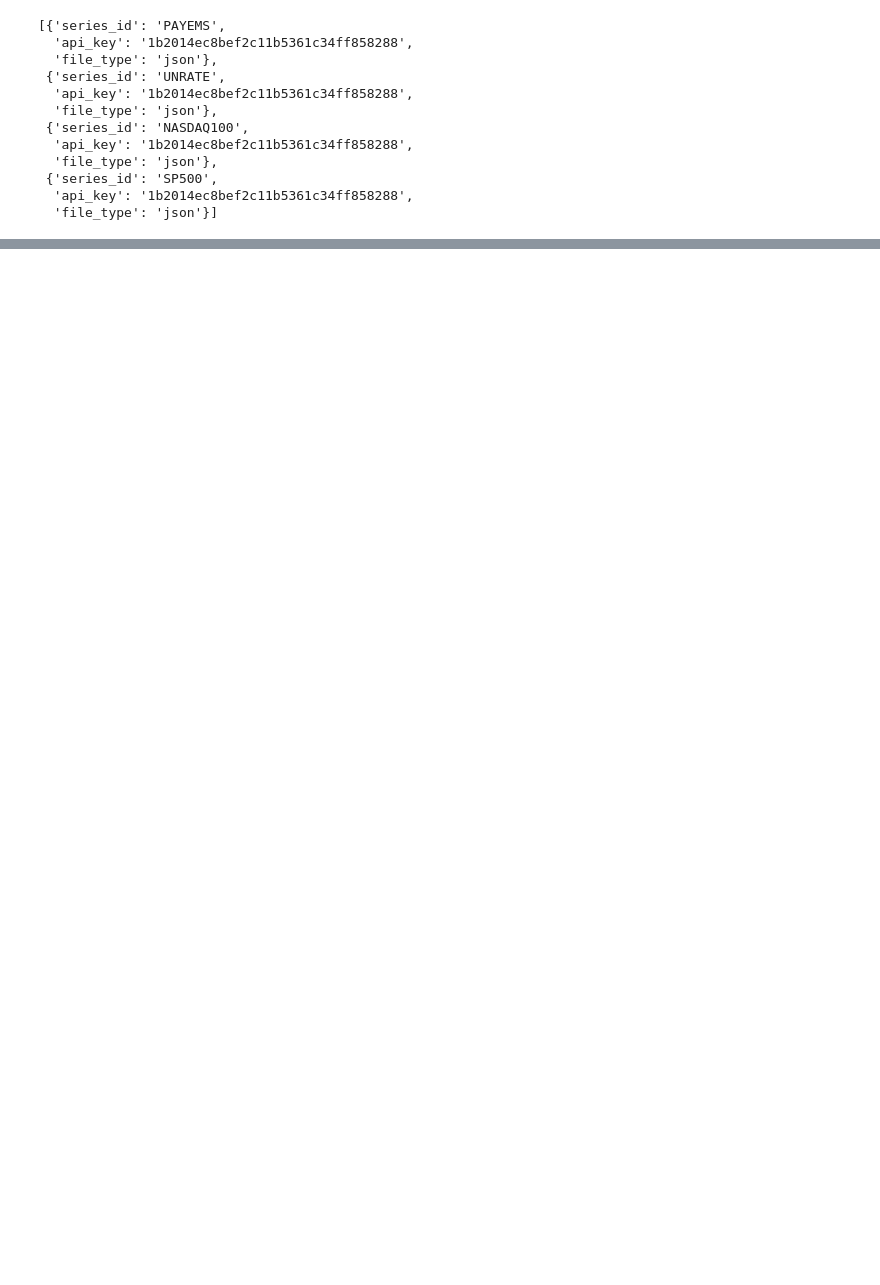
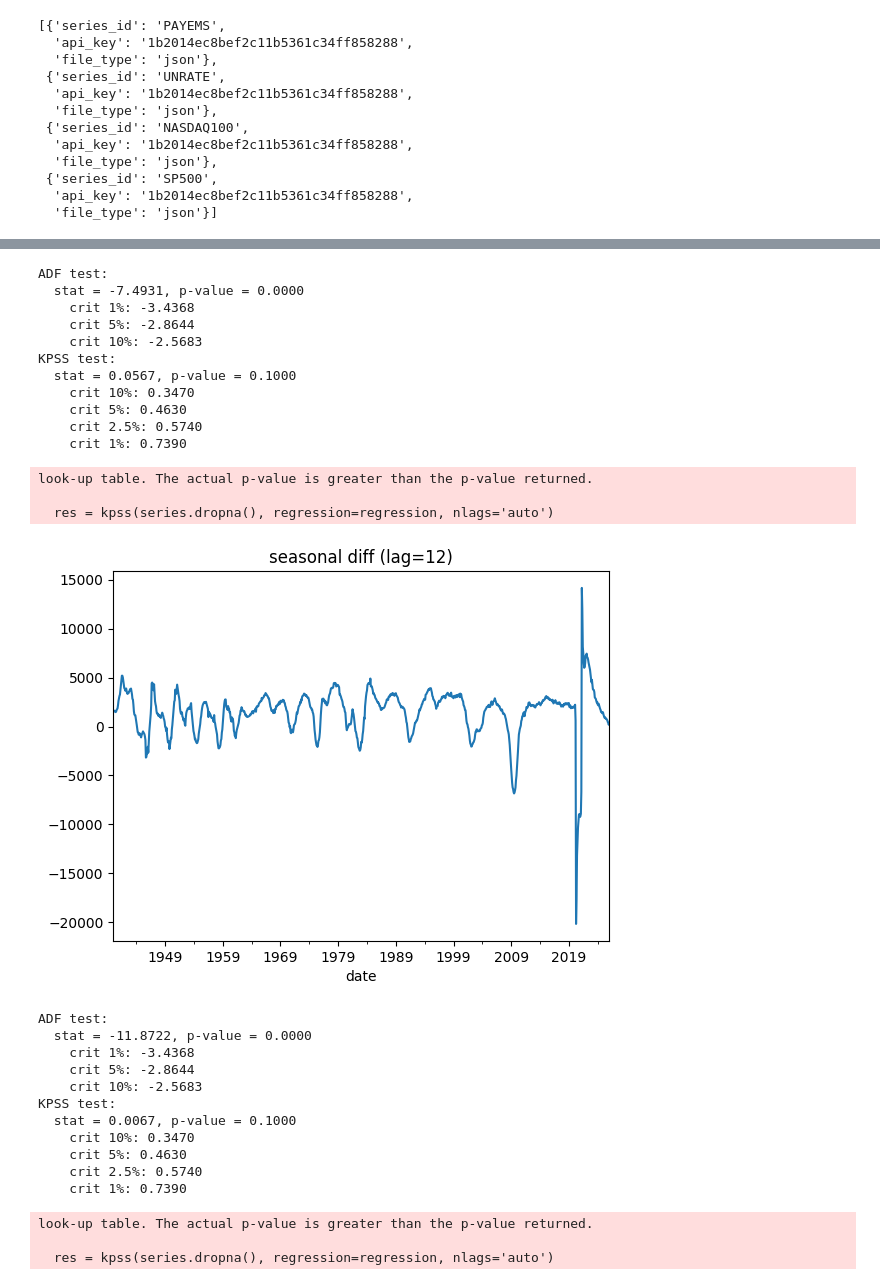
Before and after one commit to spinolagab/TCC-Time-Series-Analysis-Applied-to-Macroeconomy, a Jupyter notebook: Notebook/API_CSV_FRED.ipynb, the cells around one changed output, grey strips where cells are left out. Drawn from its saved outputs; the diff is of its cells as text; code cells hidden in the pictures; blank space fills up the shorter version.

```diff
--- a/Notebook/API_CSV_FRED.ipynb
+++ b/Notebook/API_CSV_FRED.ipynb
@@ -181,0 +251,42 @@ plt.show()
+# %%
+# diferença sazonal (lag 12)
+s_seas_diff = s.diff(12).dropna()
+adf_test(s_seas_diff)
+kpss_test(s_seas_diff)
+s_seas_diff.plot(title='seasonal diff (lag=12)'); plt.show()
+
+# diferença regular combinada com sazonal
+s_both = s.diff().diff(12).dropna()
+adf_test(s_both)
+kpss_test(s_both)
+s_both.plot(title='1st diff + seasonal diff'); plt.show()
+# %% [output]
+ADF test:
+  stat = -7.4931, p-value = 0.0000
+    crit 1%: -3.4368
+    crit 5%: -2.8644
+    crit 10%: -2.5683
+KPSS test:
+  stat = 0.0567, p-value = 0.1000
+    crit 10%: 0.3470
+    crit 5%: 0.4630
+    crit 2.5%: 0.5740
+    crit 1%: 0.7390
+look-up table. The actual p-value is greater than the p-value returned.
+
+  res = kpss(series.dropna(), regression=regression, nlags='auto')
+[figure, added]
+ADF test:
+  stat = -11.8722, p-value = 0.0000
+    crit 1%: -3.4368
+    crit 5%: -2.8644
+    crit 10%: -2.5683
+KPSS test:
+  stat = 0.0067, p-value = 0.1000
+    crit 10%: 0.3470
+    crit 5%: 0.4630
+    crit 2.5%: 0.5740
+    crit 1%: 0.7390
+look-up table. The actual p-value is greater than the p-value returned.
+
+  res = kpss(series.dropna(), regression=regression, nlags='auto')
```
Also changed, not shown: parts of 11 cells of this notebook, 1 other file.
